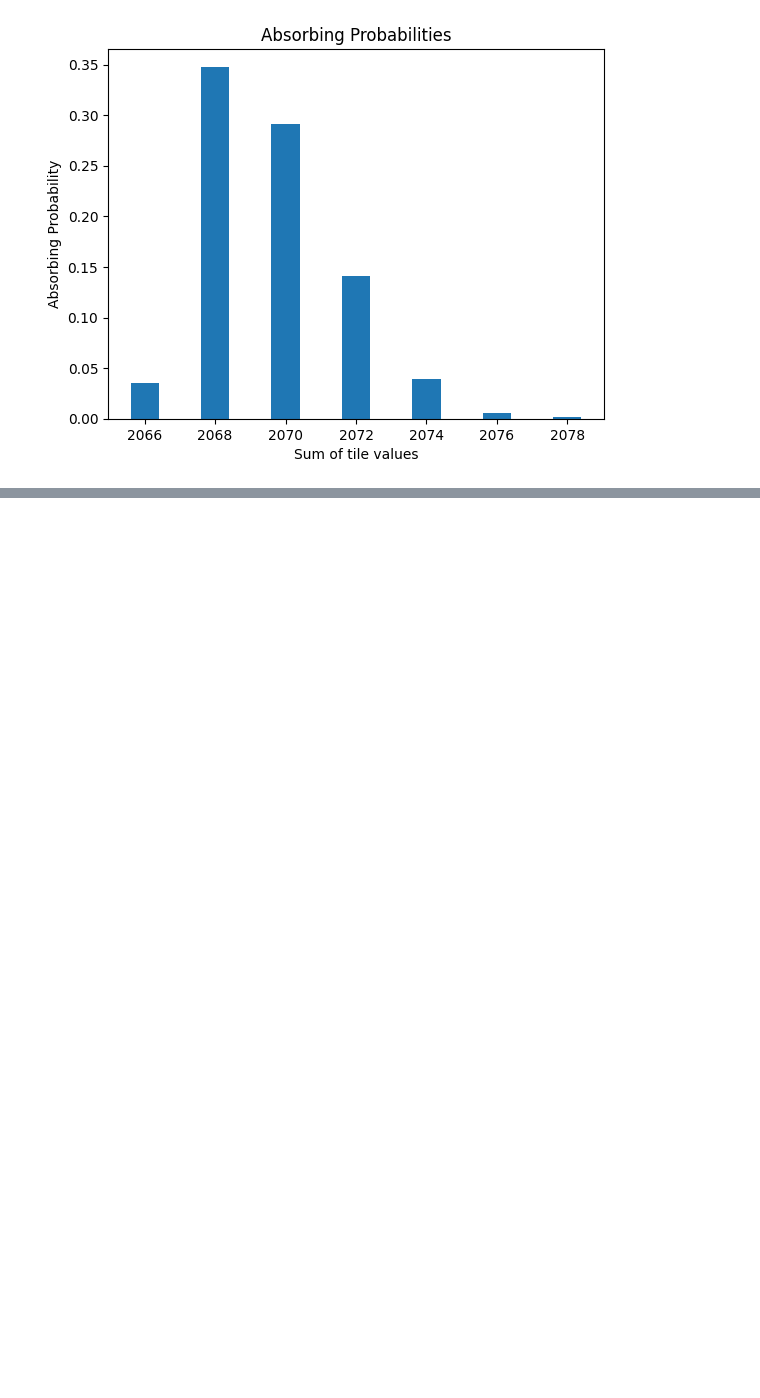
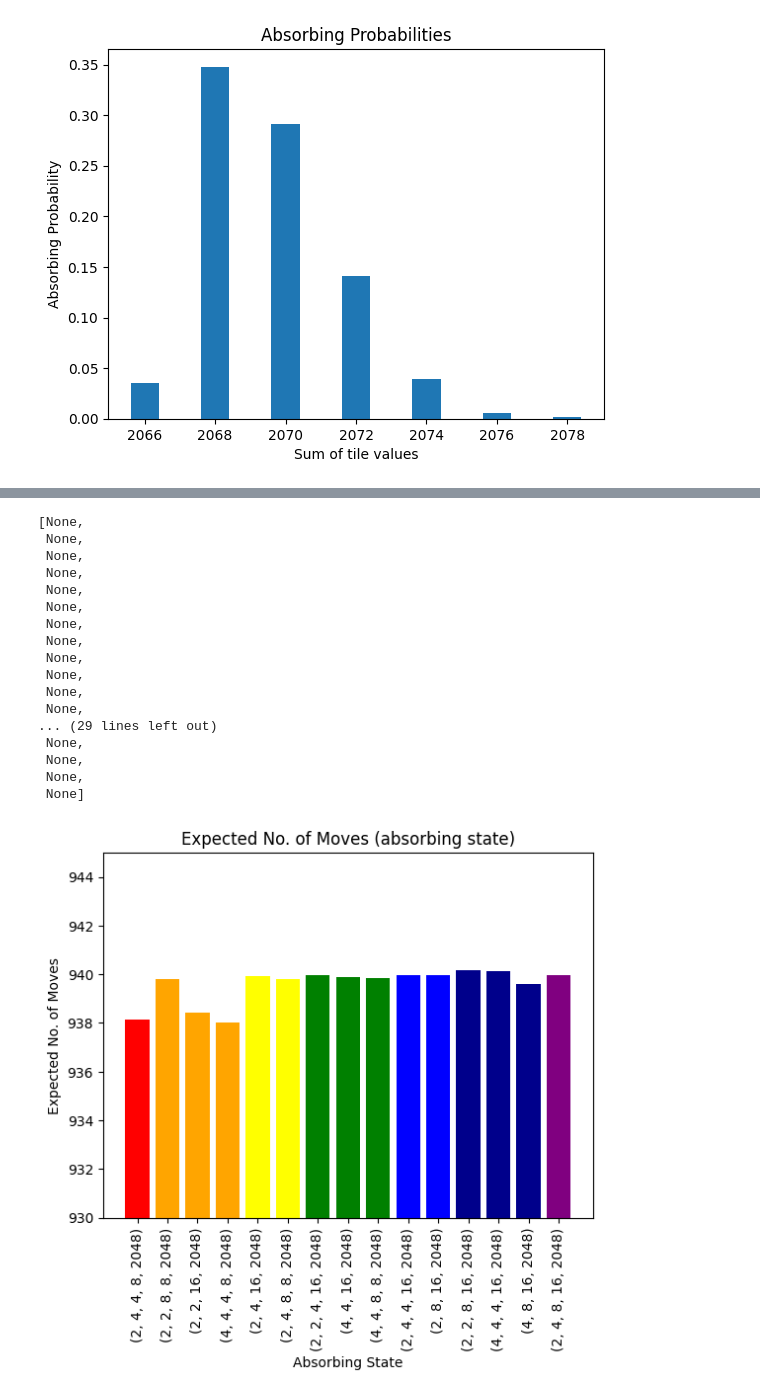
Before and after one commit to potpot1029/ESTR2018_Project, a Jupyter notebook: simulation_plot.ipynb, the cells around one changed output, grey strips where cells are left out. Saved outputs shown, nothing was run; the diff lists cells and outputs as text; code cells hidden in the pictures; blank space fills up the shorter version.

```diff
--- a/simulation_plot.ipynb
+++ b/simulation_plot.ipynb
@@ -123,3 +123,8 @@ plt.ylabel('Absorbing Probability')
 # %% [output]
 Text(0, 0.5, 'Absorbing Probability')
 [figure]
+# %%
+# read absorbing_moves.csv file
+absorbing_moves_data = pd.read_csv('absorbing_moves_simulation.csv', index_col=0)
+absorbing_moves_df = pd.DataFrame(absorbing_moves_data)
+display(absorbing_moves_df)
@@ -125,0 +149,34 @@ Text(0, 0.5, 'Absorbing Probability')
+# %%
+# plot absorbing moves (state)
+mapping = {2066: "red", 2068: "orange", 2070: "yellow", 2072: "green", 2074: "blue", 2076: "darkblue", 2078: "purple"}
+
+fig, ax = plt.subplots()
+
+for special_value in mapping:
+    selected_df = absorbing_moves_df[absorbing_moves_df['Sum'] == special_value]
+    plt.bar(selected_df['Absorbing State'], selected_df['Expected No. of Moves'], color=mapping[special_value], label=special_value)
+plt.title('Expected No. of Moves (absorbing state)')
+plt.xlabel('Absorbing State')
+plt.ylabel('Expected No. of Moves')
+plt.ylim(930, 945)
+
+plt.setp(ax.get_xticklabels(), fontsize=10, rotation='vertical')
+# %% [output]
+[None,
+ None,
+ None,
+ None,
+ None,
+ None,
+ None,
+ None,
+ None,
+ None,
+ None,
+ None,
+... (29 lines left out)
+ None,
+ None,
+ None,
+ None]
+[figure, added]
```
Also changed, not shown: parts of 2 cells of this notebook, 3 other files.
